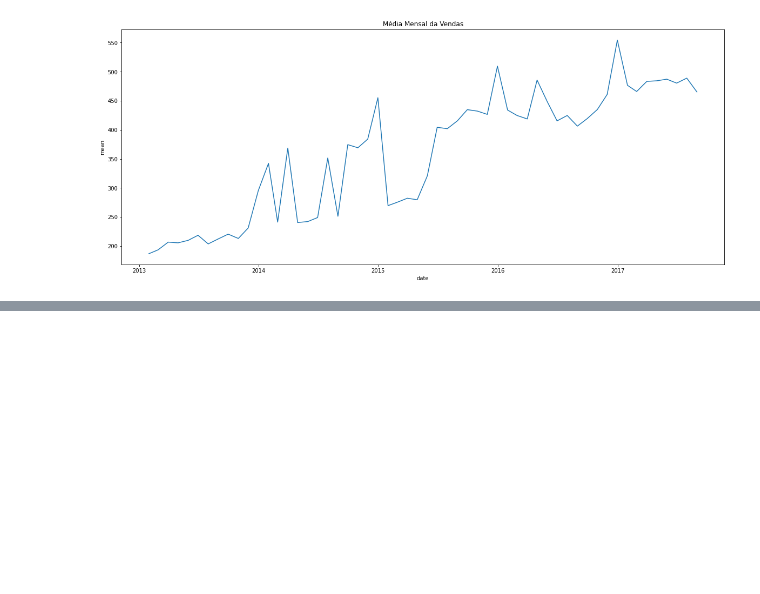
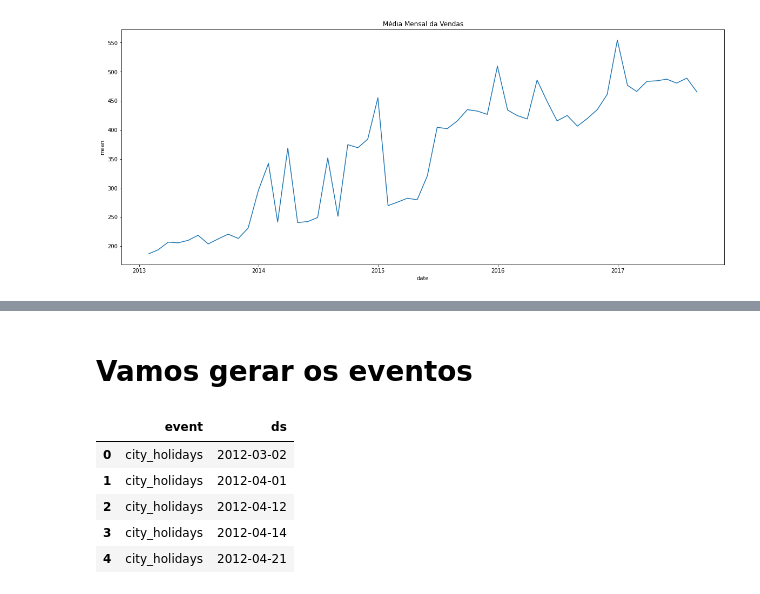
Before and after one commit to gileno/neuralprophet, a Jupyter notebook: talk-pt_BR.ipynb, the cells around one changed output, grey strips where cells are left out. Cells and saved outputs as stored; diff of their text form; code cells hidden in the pictures; blank space fills up the shorter version.

```diff
--- a/talk-pt_BR.ipynb
+++ b/talk-pt_BR.ipynb
@@ -171,0 +223,17 @@ df_train_grouped.head()
+# %% [markdown]
+# Vamos gerar os eventos
+# %%
+events = pd.DataFrame(
+    {
+        "event": "city_holidays",
+        "ds": df_holidays['date'],
+    }
+)
+events.head()
+# %% [output]
+|  | event | ds |
+| 0 | city_holidays | 2012-03-02 |
+| 1 | city_holidays | 2012-04-01 |
+| 2 | city_holidays | 2012-04-12 |
+| 3 | city_holidays | 2012-04-14 |
+| 4 | city_holidays | 2012-04-21 |
```
Also changed, not shown: parts of 18 cells of this notebook, 2 other files.
